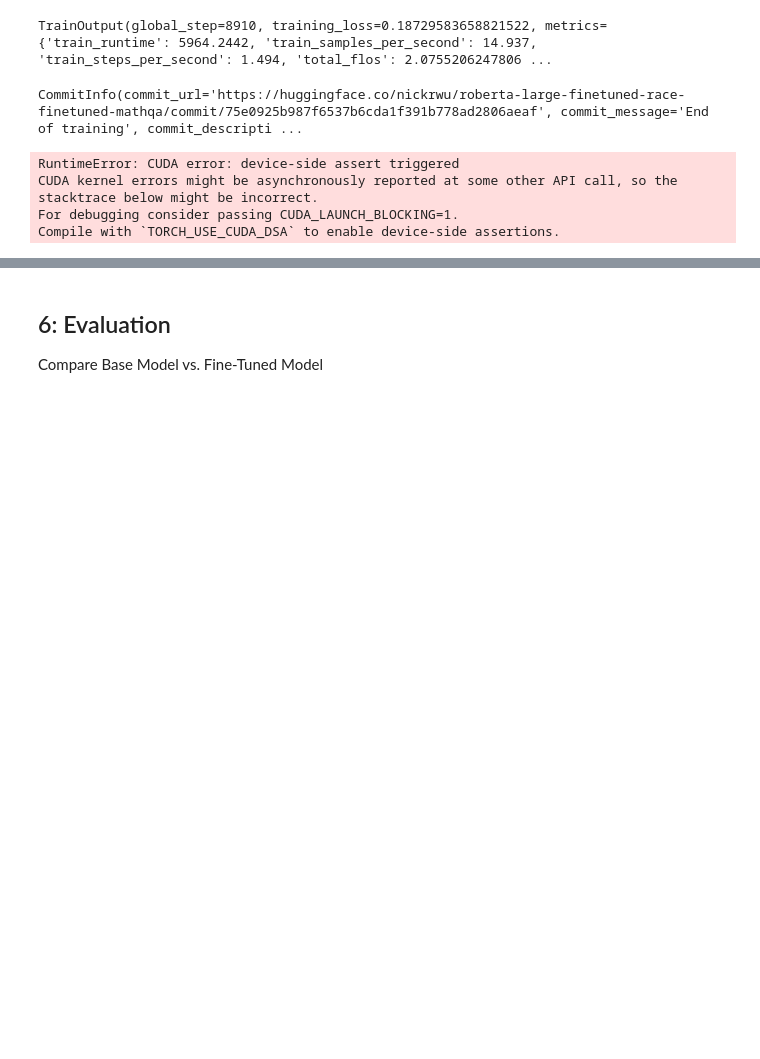
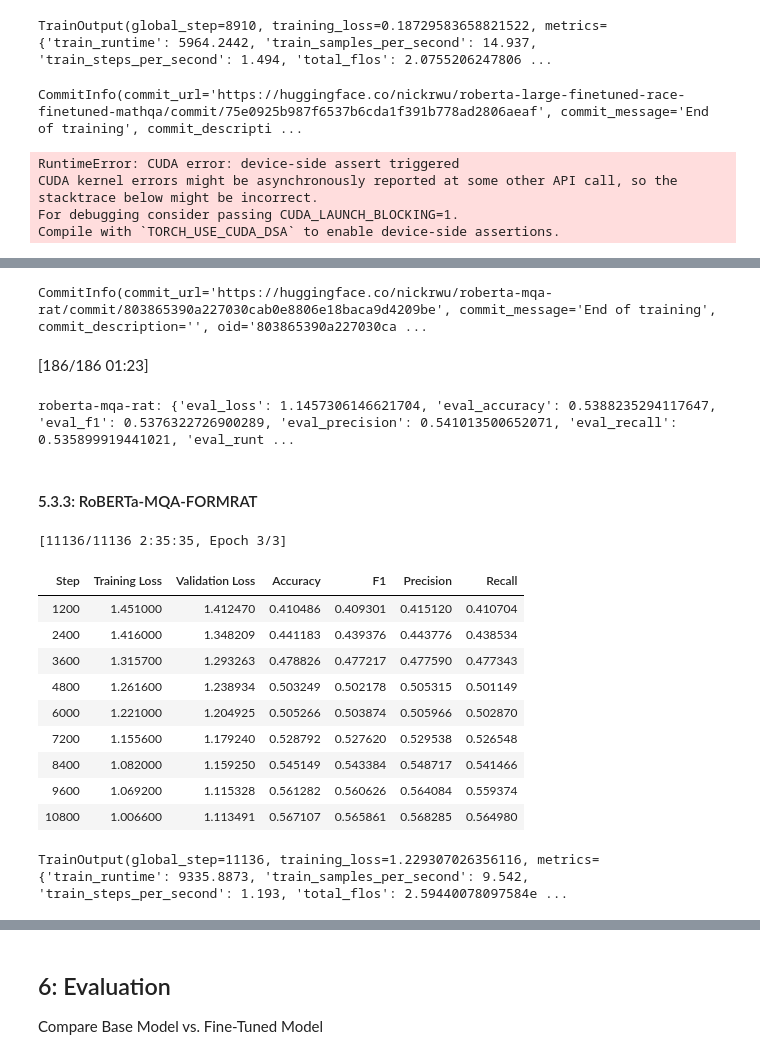
Before and after one commit to nickrwu/AQuA-RAT-FORM, a Jupyter notebook: NLP-Final.ipynb, the cells around one changed output, grey strips where cells are left out. Drawn from its saved outputs; the diff is of its cells as text; code cells hidden in the pictures; blank space fills up the shorter version.

```diff
--- a/NLP-Final.ipynb
+++ b/NLP-Final.ipynb
@@ -593,0 +780,57 @@ Compile with `TORCH_USE_CUDA_DSA` to enable device-side assertions.
+# %%
+mqa_rat_trainer.push_to_hub()
+# %% [output]
+CommitInfo(commit_url='https://huggingface.co/nickrwu/roberta-mqa-rat/commit/803865390a227030cab0e8806e18baca9d4209be', commit_message='End of training', commit_description='', oid='803865390a227030ca ...
+# %%
+finetuned_results[model_names[idx]] = mqa_rat_trainer.evaluate(datasets[model_names[idx]]['test'])
+
+print(f"{model_names[idx]}: {finetuned_results[model_names[idx]]}")
+# %% [output]
+[186/186 01:23]
+roberta-mqa-rat: {'eval_loss': 1.1457306146621704, 'eval_accuracy': 0.5388235294117647, 'eval_f1': 0.5376322726900289, 'eval_precision': 0.541013500652071, 'eval_recall': 0.535899919441021, 'eval_runt ...
+# %% [markdown]
+#### 5.3.3: RoBERTa-MQA-FORMRAT
+# %%
+# [2] QA, Rationale, Formula
+
+idx = 2
+
+training_args = TrainingArguments(
+    output_dir=f"{model_names[idx]}",
+    evaluation_strategy="steps",
+    save_strategy="epoch",
+    learning_rate=2e-5,
+    per_device_train_batch_size=4, # Adjust batch size depending on the available GPU memory
+    per_device_eval_batch_size=16,  # Evaluation batch size can be larger if evaluation is less frequent
+    num_train_epochs=3,
+    weight_decay=0.01,
+    logging_dir='./logs',
+    logging_steps=100,
+    gradient_accumulation_steps=2,  # Use if increasing batch size is constrained by memory
+    eval_steps=1200,
+    fp16=True
+)
+mqa_formrat_trainer = Trainer(
+    model=models[model_names[idx]],
+    args=training_args,
+    train_dataset=datasets[model_names[idx]]["train"],
+    eval_dataset=datasets[model_names[idx]]["validation"],
+    tokenizer=tokenizers[model_names[idx]],
+    data_collator=DataCollatorForMultipleChoice(tokenizer=tokenizers[model_names[idx]]),
+    compute_metrics=compute_metrics,
+)
+# Train the Model
+mqa_formrat_trainer.train()
+# %% [output]
+[11136/11136 2:35:35, Epoch 3/3]
+| Step | Training Loss | Validation Loss | Accuracy | F1 | Precision | Recall |
+| 1200 | 1.451000 | 1.412470 | 0.410486 | 0.409301 | 0.415120 | 0.410704 |
+| 2400 | 1.416000 | 1.348209 | 0.441183 | 0.439376 | 0.443776 | 0.438534 |
+| 3600 | 1.315700 | 1.293263 | 0.478826 | 0.477217 | 0.477590 | 0.477343 |
+| 4800 | 1.261600 | 1.238934 | 0.503249 | 0.502178 | 0.505315 | 0.501149 |
+| 6000 | 1.221000 | 1.204925 | 0.505266 | 0.503874 | 0.505966 | 0.502870 |
+| 7200 | 1.155600 | 1.179240 | 0.528792 | 0.527620 | 0.529538 | 0.526548 |
+| 8400 | 1.082000 | 1.159250 | 0.545149 | 0.543384 | 0.548717 | 0.541466 |
+| 9600 | 1.069200 | 1.115328 | 0.561282 | 0.560626 | 0.564084 | 0.559374 |
+| 10800 | 1.006600 | 1.113491 | 0.567107 | 0.565861 | 0.568285 | 0.564980 |
+TrainOutput(global_step=11136, training_loss=1.229307026356116, metrics={'train_runtime': 9335.8873, 'train_samples_per_second': 9.542, 'train_steps_per_second': 1.193, 'total_flos': 2.59440078097584e ...
```
Also changed, not shown: parts of 66 cells of this notebook, 1 other file.
